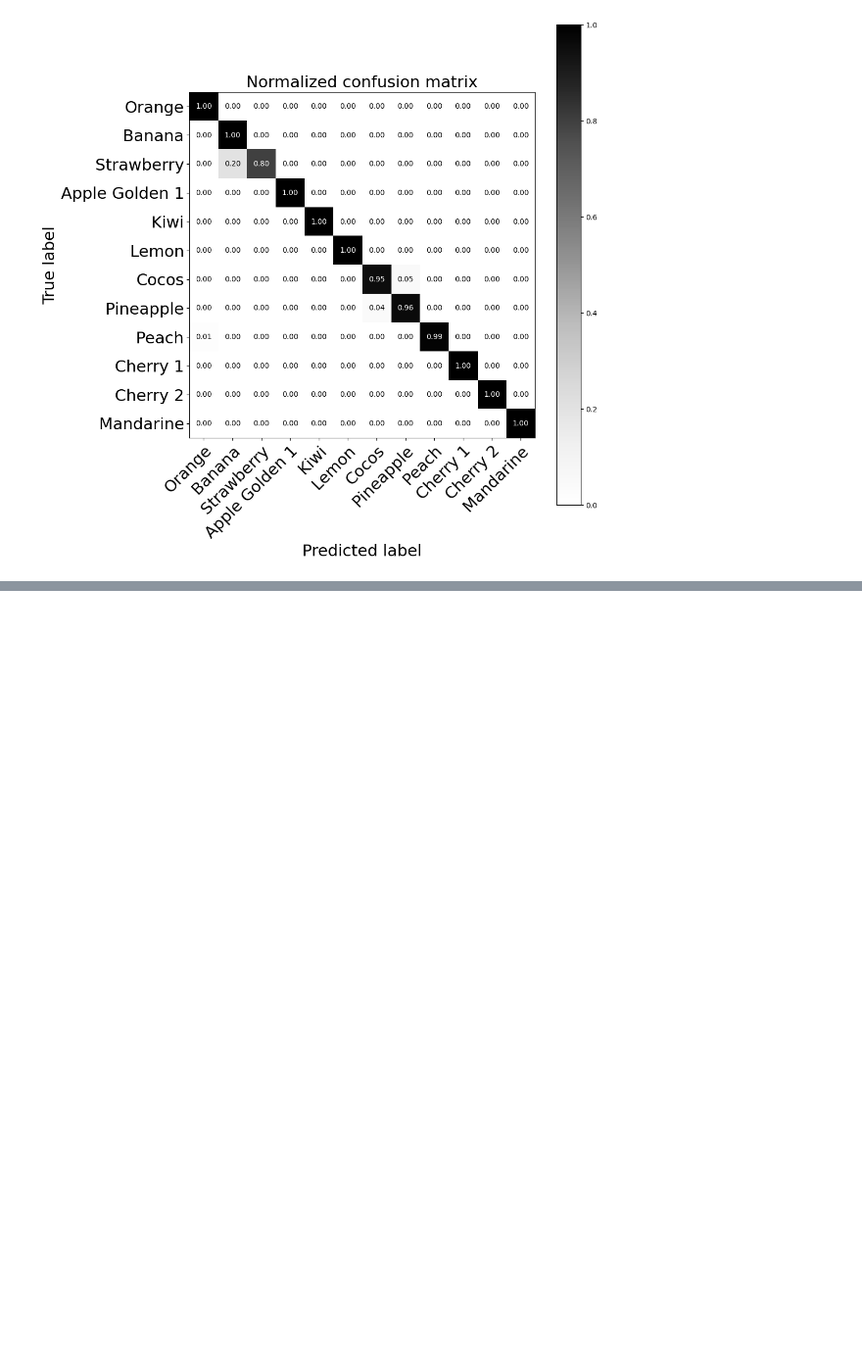
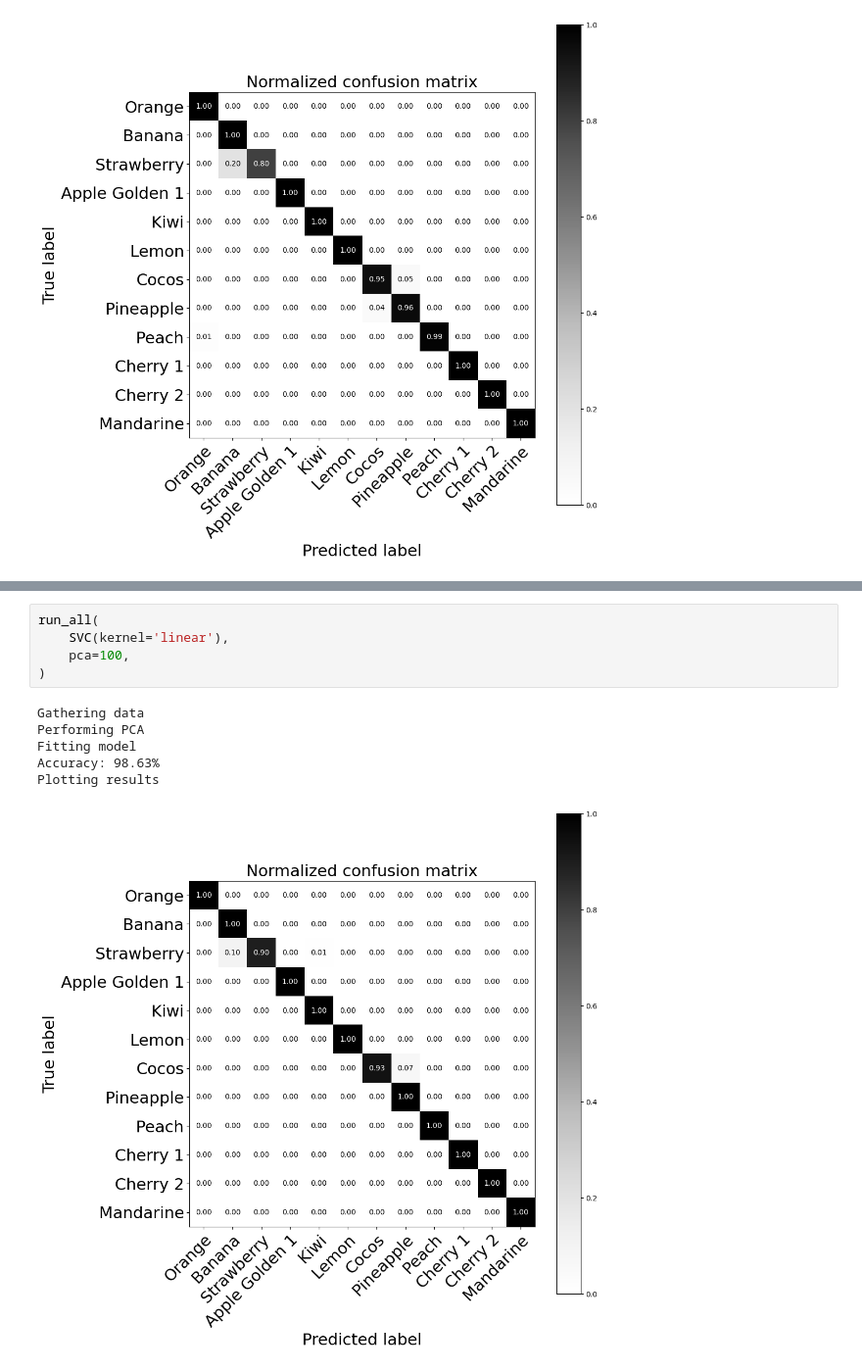
Before and after one commit to tornikeo/kaggle, a Jupyter notebook: big-data-assn-5.ipynb, the cells around one changed output, grey strips where cells are left out. Shown at 98% size. Drawn from its saved outputs; the diff is of its cells as text; blank space fills up the shorter version.

```diff
--- a/big-data-assn-5.ipynb
+++ b/big-data-assn-5.ipynb
@@ -392,3 +404,15 @@ Plotting results
+# %%
+run_all(
+    SVC(kernel='linear'),
+    pca=100,
+)
+# %% [output]
+Gathering data
+Performing PCA
+Fitting model
+Accuracy: 98.63%
+Plotting results
+[figure, added]
 # %%
 run_all(
     DecisionTreeClassifier(max_depth=10),
```
Also changed, not shown: parts of 3 cells of this notebook.
